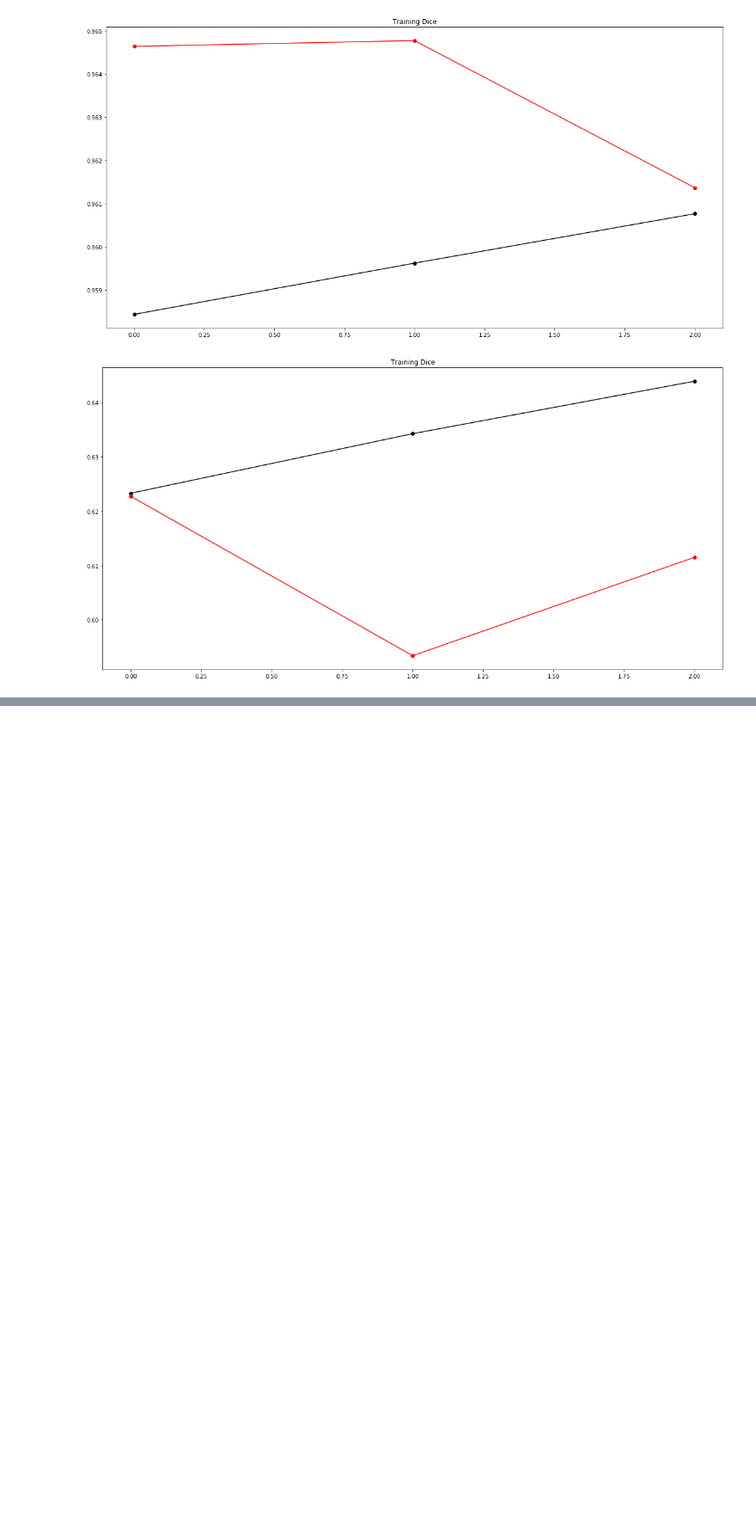
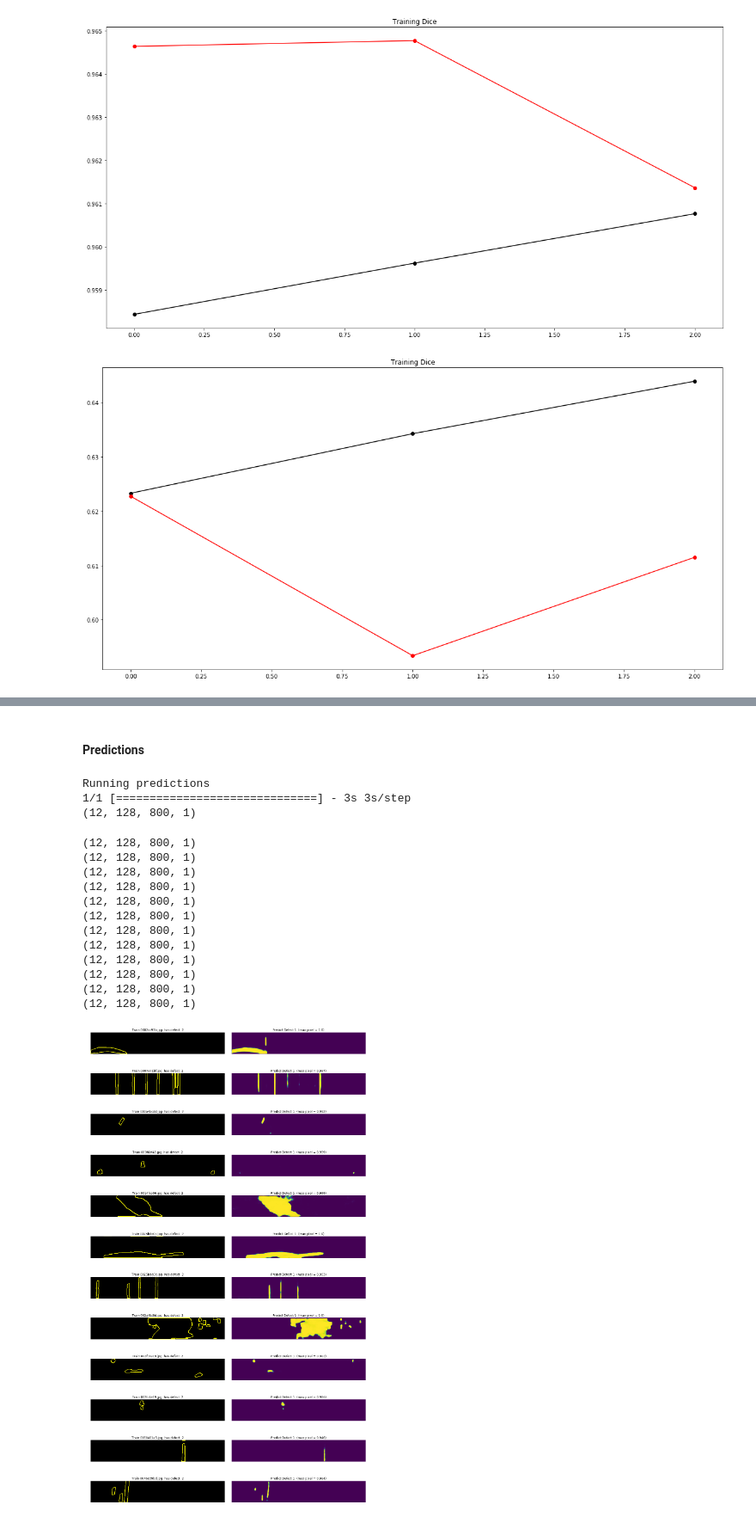
Before and after one commit to johngreibelarsen/severstal-steel-defect-detection, a Jupyter notebook: Unet-model_data_gen_with_unsharp_mask_128x800.ipynb, the cells around one changed output, grey strips where cells are left out. Shown at 86% size. Cells and saved outputs as stored; diff of their text form; code cells hidden in the pictures; blank space fills up the shorter version.

Commit message:
Added visualisations of predictions

```diff
--- a/Unet-model_data_gen_with_unsharp_mask_128x800.ipynb
+++ b/Unet-model_data_gen_with_unsharp_mask_128x800.ipynb
@@ -689,0 +843,22 @@ plot_training_best(history_best_unsharp_rep2)
+# %% [markdown]
+#### Predictions
+# %%
+dataGen_valid_V2 = ImgDataGenerator_V2(df_train.iloc[idx: idx+12], './input/severstal-steel-defect-detection/train_images/',
+                                    outcome_img_shape=(128, 800), batch_size = 12, n_channels=3,
+                                    img_normalize=False, img_center=False, img_standardize=False,
+                                    use_unsharp_mask=True, unsharp_radius=4, unsharp_amount=1.5,
+                                    shear_range=1, #OK
+                                    zoom_range=[0.95,1.05], # OK
+                                    rotation_range=1, #OK
+                                    width_shift_range=0.015, height_shift_range=0.05,#OK
+                                    horizontal_flip=True, vertical_flip=True, #OK
+                                    shuffle=False)
+
+print('Running predictions')
+preds = model.predict_generator(dataGen_valid_V2,verbose=1)
+
+print(preds.shape)
+# %% [output]
+Running predictions
+1/1 [==============================] - 3s 3s/step
+(12, 128, 800, 1)
@@ -689,0 +900,51 @@ plot_training_best(history_best_unsharp_rep2)
+# %%
+for i,batch in enumerate(dataGen_valid_V2):
+    plt.figure(figsize=(20,36))
+    for k in range(12):
+        plt.subplot(12,2,2*k+1)
+        img = batch[0][k,]
+        img = Image.fromarray(img.astype('uint8'))
+        img = np.array(img)
+        dft = 0
+        extra = '  has defect '
+
+        #for j in range(1):
+        print(batch[1].shape)
+        msk = batch[1][k,:,:,0]
+        if np.sum(msk)!=0:
+            dft=1
+            extra += ' '+str(1+1)
+        msk = mask2pad(msk,pad=2)
+        msk = mask2contour(msk,width=3)
+        img[msk==1,0] = 235
+        img[msk==1,1] = 235
+
+        if extra=='  has defect ': extra =''
+        plt.title('Train '+df_train.iloc[12*i+k,0]+extra)
+        plt.axis('off')
+        plt.imshow(img)
+        plt.subplot(12,2,2*k+2)
+        if dft!=0:
+            msk = preds[12*i+k,:,:,dft-1]
+            plt.imshow(msk)
+        else:
+            plt.imshow(np.zeros((128,800)))
+        plt.axis('off')
+        mx = np.round(np.max(msk),3)
+        plt.title('Predict Defect '+str(dft)+'  (max pixel = '+str(mx)+')')
+    plt.subplots_adjust(wspace=0.05)
+    plt.show()
+# %% [output]
+(12, 128, 800, 1)
+(12, 128, 800, 1)
+(12, 128, 800, 1)
+(12, 128, 800, 1)
+(12, 128, 800, 1)
+(12, 128, 800, 1)
+(12, 128, 800, 1)
+(12, 128, 800, 1)
+(12, 128, 800, 1)
+(12, 128, 800, 1)
+(12, 128, 800, 1)
+(12, 128, 800, 1)
+[figure, added]
```
Also changed, not shown: parts of 12 cells of this notebook.
